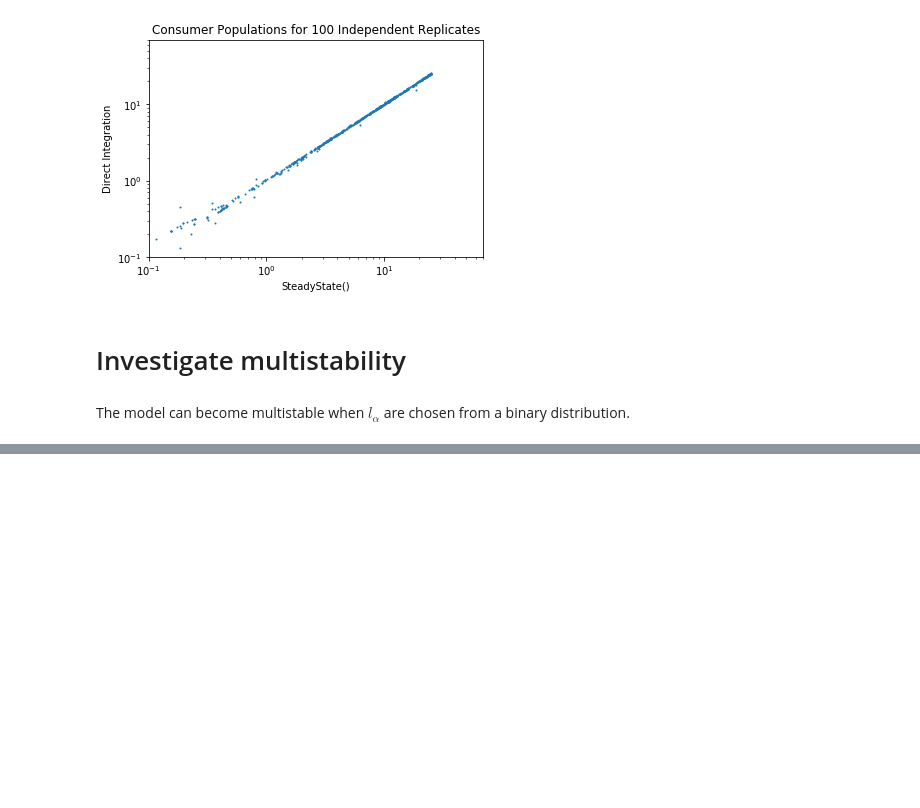
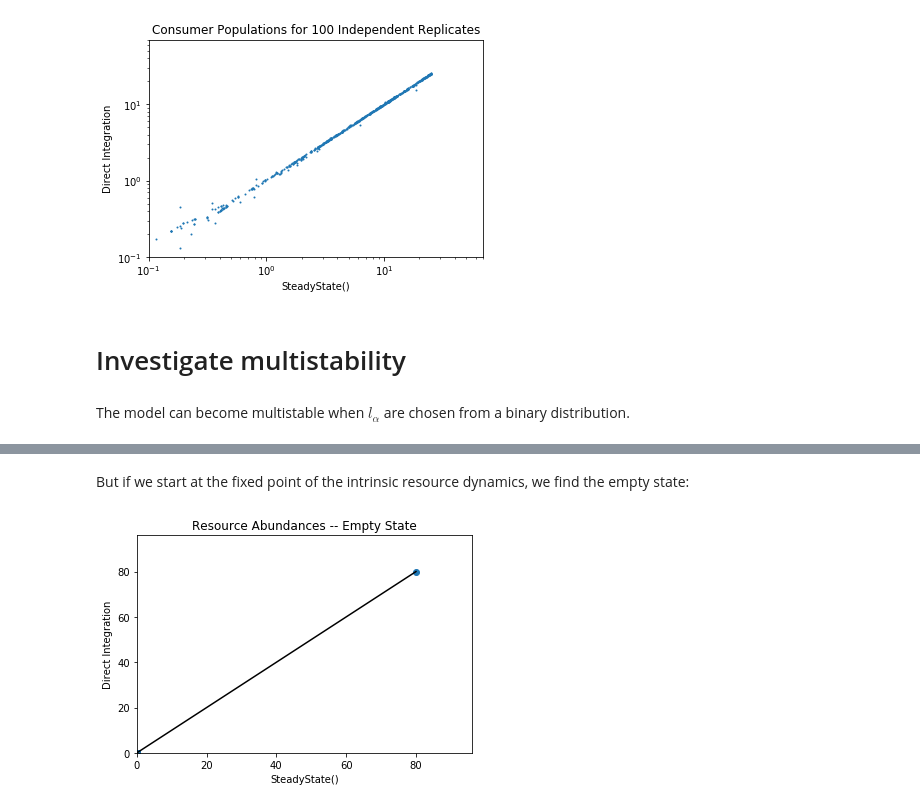
Before and after one commit to Emergent-Behaviors-in-Biology/community-simulator, a Jupyter notebook: Tutorial.ipynb, the cells around one changed output, grey strips where cells are left out. Cells and saved outputs as stored; diff of their text form; code cells hidden in the pictures; blank space fills up the shorter version.

```diff
--- a/Tutorial.ipynb
+++ b/Tutorial.ipynb
@@ -666,0 +671,16 @@ plt.show()
+# %% [markdown]
+But if we start at the fixed point of the intrinsic resource dynamics, we find the empty state:
+# %%
+MyPlate.SteadyState(R0t_0 = params['R0'])
+plt.scatter(MyPlate.R['W0'].values,R2)
+plt.plot([np.min(MyPlate.R['W0'].values),np.max(MyPlate.R['W0'].values)],[np.min(MyPlate.R['W0'].values),np.max(MyPlate.R['W0'].values)],'k')
+#plt.gca().set_xscale('log')
+#plt.gca().set_yscale('log')
+plt.gca().set_xlabel('SteadyState()')
+plt.gca().set_ylabel('Direct Integration')
+plt.gca().set_xlim((np.min(MyPlate.R['W0'].values)*.8,np.max(MyPlate.R['W0'].values)*1.2))
+plt.gca().set_ylim((np.min(MyPlate.R['W0'].values)*.8,np.max(MyPlate.R['W0'].values)*1.2))
+plt.gca().set_title('Resource Abundances -- Empty State')
+plt.show()
+# %% [output]
+[figure, added]
```
Also changed, not shown: parts of 4 cells of this notebook, 1 other file.
